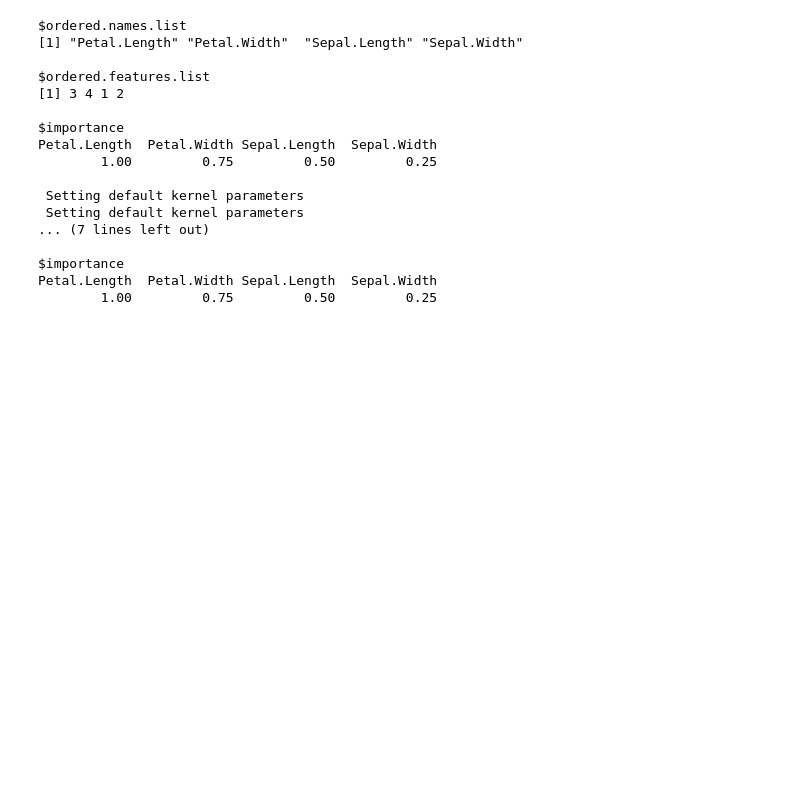
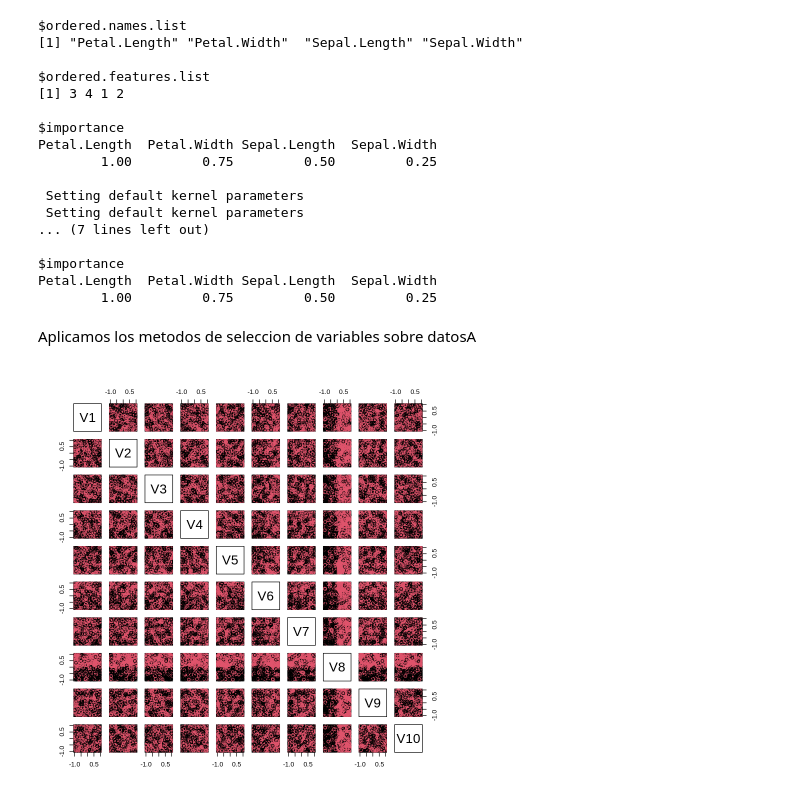
Before and after one commit to AgustinGurvich/TMD, a Jupyter notebook: TMD_TP2.ipynb, the cells around one changed output. Drawn from its saved outputs; the diff is of its cells as text; code cells hidden in the pictures; blank space fills up the shorter version.

```diff
--- a/TMD_TP2.ipynb
+++ b/TMD_TP2.ipynb
@@ -218,7 +228,7 @@ rfe <- function(x,y,method,...){
     #F es una lista de indices (guarda todas las variables que voy a usar)
     #En lugar de hacer algun truco raro para llevar registro de que voy eliminando, reconstruyo el dataset de entrenamiento con los indices
     x.train <- as.matrix(x[,F]) #Tengo que pasarlo a matrix porque sino tengo problemas con las dimensiones
-    values <- do.call(method, c(list(x,train, y), list(...)) )
+    values <- do.call(method, c(list(x.train, y), list(...)) )
     fIndex <- values$feats[1] #Obtengo la variable menos importante
     R[p-i+1] <- F[fIndex] #Agrego la variable menos importante
     F <- F[-fIndex] #Elimino la variable de mi lista de variables
@@ -321 +337,3 @@ Petal.Length  Petal.Width Sepal.Length  Sepal.Width
+# %% [markdown]
+Aplicamos los metodos de seleccion de variables sobre datosA
 # %%
@@ -366,0 +361,4 @@ datosB<-datos
+# %%
+plot(datosA[,-11],col=datosA[,11])
+# %% [output]
+[figure, added]
```
Also changed, not shown: parts of 15 cells of this notebook.
